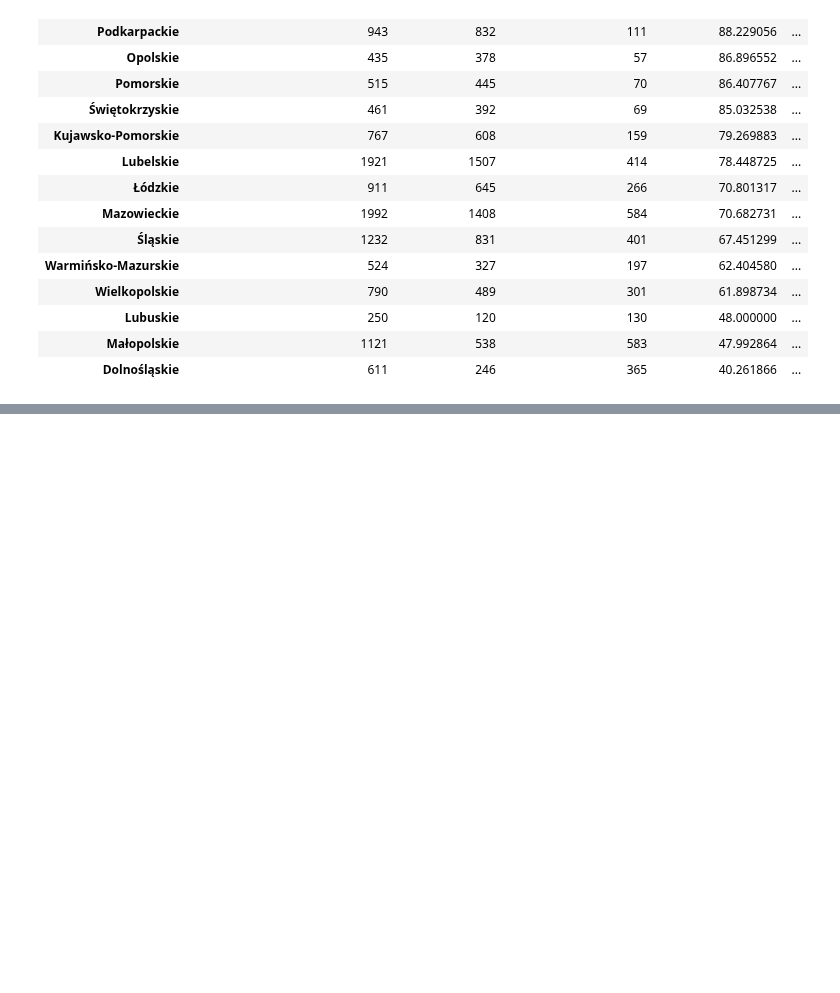
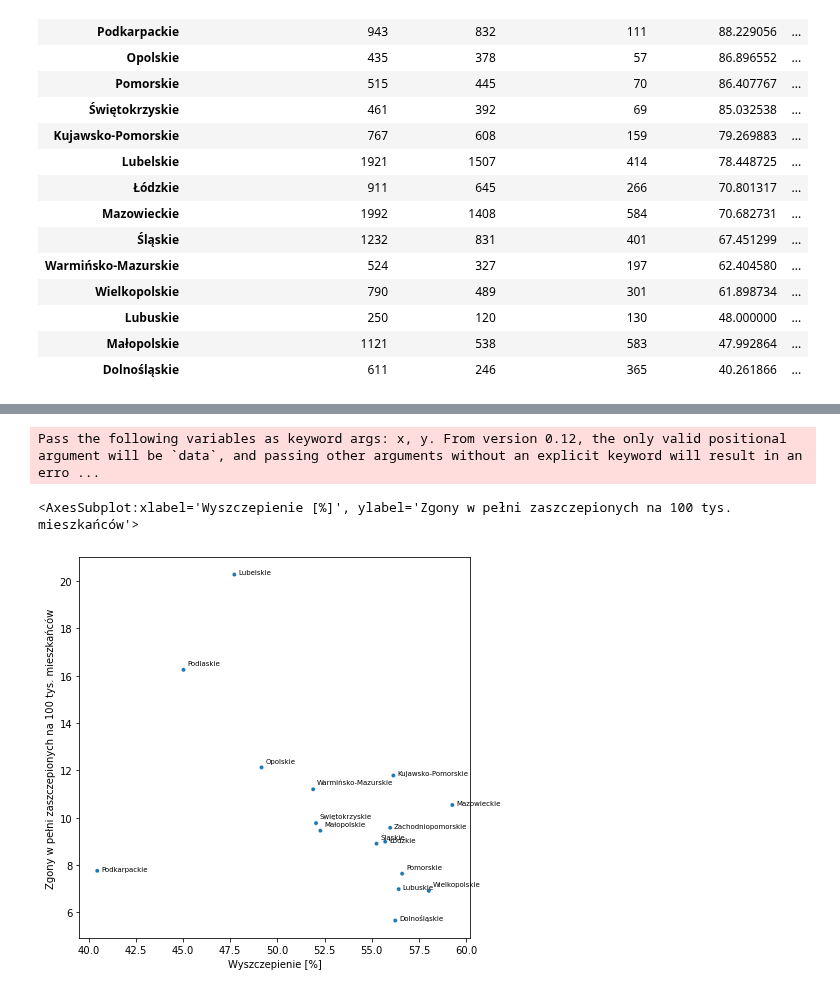
Before and after one commit to anuszka/govpl, a Jupyter notebook: basiw/basiw04.ipynb, the cells around one changed output, grey strips where cells are left out. Saved outputs shown, nothing was run; the diff lists cells and outputs as text; code cells hidden in the pictures; blank space fills up the shorter version.

```diff
--- a/basiw/basiw04.ipynb
+++ b/basiw/basiw04.ipynb
@@ -358,0 +590,12 @@ plot_df3(df,basiw.image_dir, 'zgony_wspol_procent_od2021-07-14.jpg')
+# %%
+# sns.scatterplot(x=tak, y=vac, data=df);
+plt.figure(figsize=(7,7))
+scatter_text(vac, tak,  'Województwo',
+             data = df,
+             title = '',
+             xlabel = vac,
+             ylabel = tak)
+# %% [output]
+Pass the following variables as keyword args: x, y. From version 0.12, the only valid positional argument will be `data`, and passing other arguments without an explicit keyword will result in an erro ...
+<AxesSubplot:xlabel='Wyszczepienie [%]', ylabel='Zgony w pełni zaszczepionych na 100 tys. mieszkańców'>
+[figure, added]
```
Also changed, not shown: parts of 23 cells of this notebook, 1 other file.
